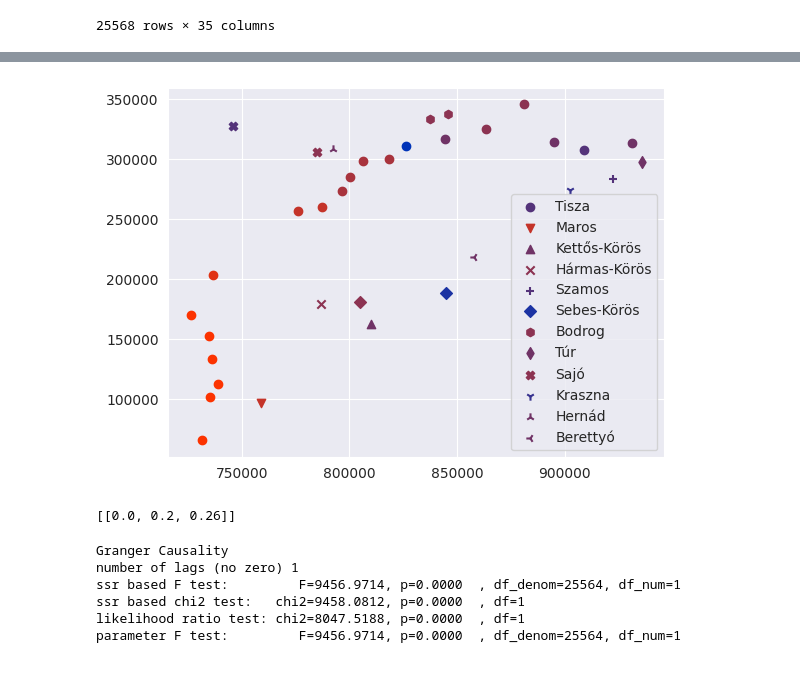
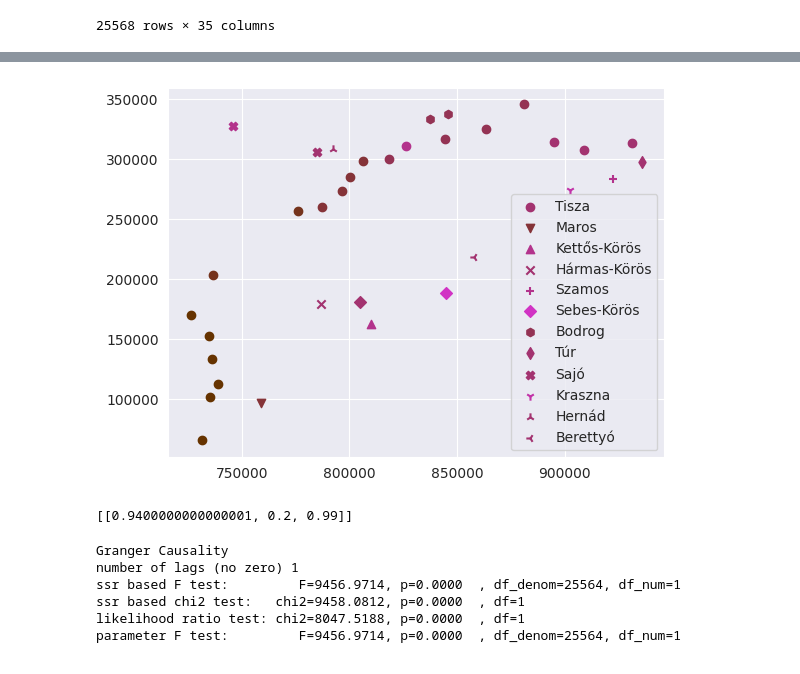
Before and after one commit to theplatters/ecmi-hydrological-forecasting, a Jupyter notebook: notebooks/correlation.ipynb, the cells around one changed output, grey strips where cells are left out. Saved outputs shown, nothing was run; the diff lists cells and outputs as text; code cells hidden in the pictures.

Commit message:
graphs

```diff
--- a/notebooks/correlation.ipynb
+++ b/notebooks/correlation.ipynb
@@ -95,3 +95,6 @@ def calculate_correlations(df,starting_point,interval,method):
 
 
 correlation_matrix, p_values = calculate_correlations(data_nans_removed,pd.Timestamp('2006-01-01'),pd.Timedelta(52,'w'),distance_correlation)
+
+cr = pd.DataFrame(data = np.transpose(correlation_matrix), columns=data_nans_removed.columns)
+cr.idxmax() - 5
@@ -124,34 +128,34 @@ meta_nans_removed = pd.concat([meta_nans_removed, max_corr], axis=1)
 # %%
 marker_dict = {
     'Tisza': 'o',
     'Maros': 'v',
     'Kettős-Körös': '^',
     'Hármas-Körös': 'x',
     'Szamos': '+',
     'Sebes-Körös' : 'D',
     'Bodrog' : 'h',
     'Túr' : 'd',
     'Sajó' : 'X',
     'Kraszna' : '1',
     'Hernád' : '2',
     'Berettyó': '3'}
 
 def rgb(val):
-    return [[0.99 - val * 0.11,0.2, 0 + val * 0.08]]
+    return [[0.4 + val * 0.06,0.2, 0.00 + abs(val * 0.11)]]
 
 rivers = []
 actors = []
 
 for index,row in meta_nans_removed.iterrows():
     a = plt.scatter(row['EOVx'],row['EOVy'],c=rgb(row['maximum_correlation']),marker=marker_dict[row['river']])
     if row['river'] not in rivers:
         rivers.append(row['river'])
         actors.append(a)
 plt.legend(actors,meta_nans_removed.river.unique())
 plt.show()
 # %% [output]
-[figure, old version]
+[figure, new version]
 # %%
 rgb(9)
 # %% [output]
-[[0.0, 0.2, 0.26]]
+[[0.9400000000000001, 0.2, 0.99]]
```
Also changed, not shown: parts of 3 cells of this notebook, 3 other files.
